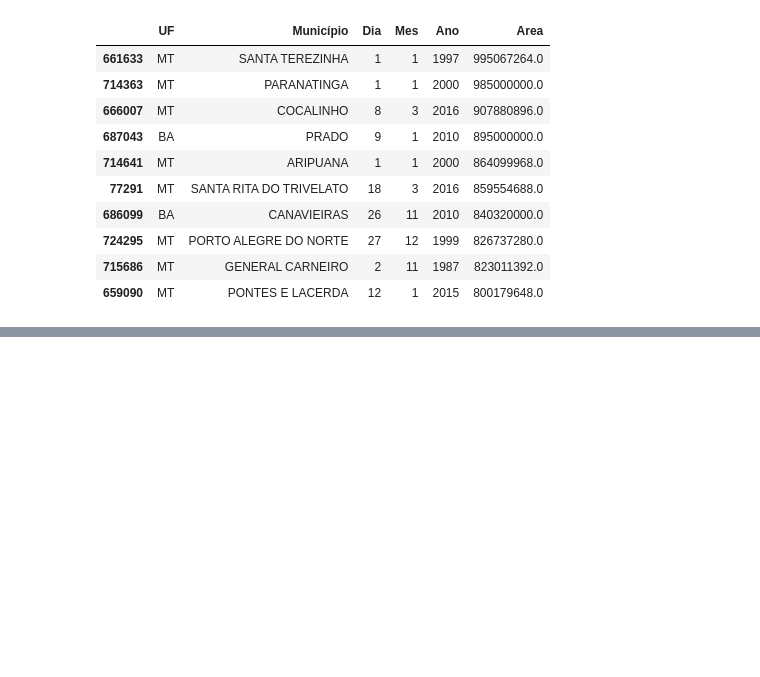
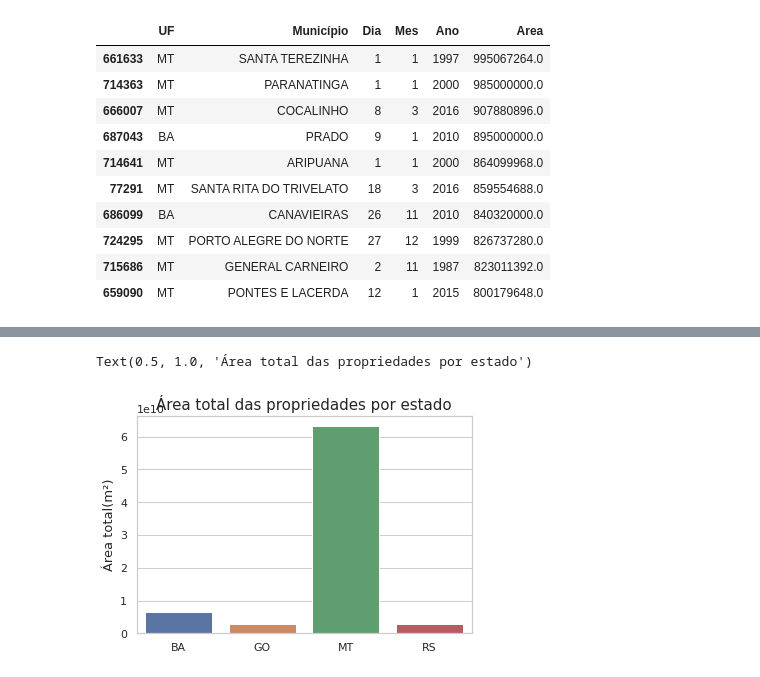
Before and after one commit to VascoMonteiroNeto/analiseDadosComPythonPandas, a Jupyter notebook: Aula_4_e_5_Pandas_VascoMonteiroNeto.ipynb, the cells around one changed output, grey strips where cells are left out. Drawn from its saved outputs; the diff is of its cells as text; code cells hidden in the pictures; blank space fills up the shorter version.

```diff
--- a/Aula_4_e_5_Pandas_VascoMonteiroNeto.ipynb
+++ b/Aula_4_e_5_Pandas_VascoMonteiroNeto.ipynb
@@ -302,0 +325,9 @@ propBahia.sample(20)
+# %%
+ax = sns.barplot(x=df.groupby(df["UF"])["Area"].sum().index.tolist(),
+                 y=df.groupby(df["UF"])["Area"].sum(),
+                 data=df)
+ax.set_ylabel("Área total(m²)", fontsize = 13)
+ax.set_title("Área total das propriedades por estado", fontsize = 15)
+# %% [output]
+Text(0.5, 1.0, 'Área total das propriedades por estado')
+[figure, added]
```
Also changed, not shown: parts of 9 cells of this notebook.
